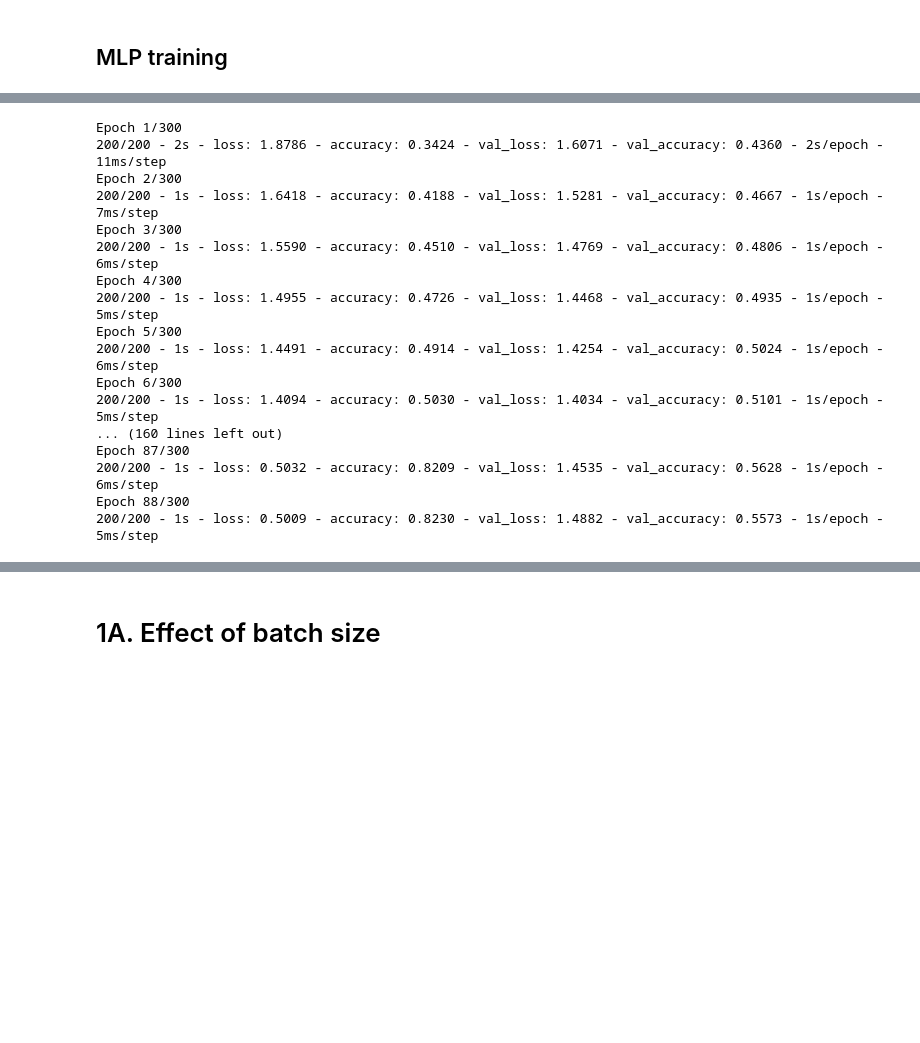
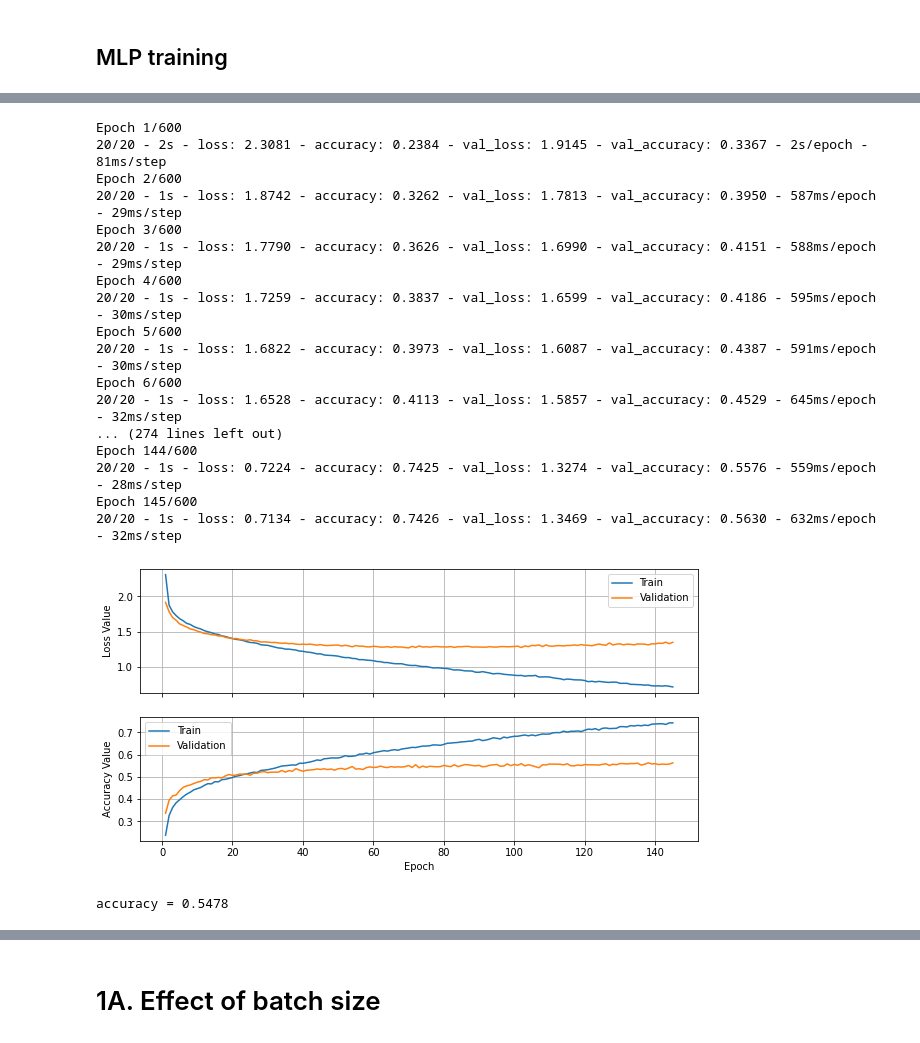
Before and after one commit to Pooria90/CIFAR-10, a Jupyter notebook: main.ipynb, the cells around one changed output, grey strips where cells are left out. Drawn from its saved outputs; the diff is of its cells as text; code cells hidden in the pictures; blank space fills up the shorter version.

```diff
--- a/main.ipynb
+++ b/main.ipynb
@@ -134,0 +142,8 @@ print(x_tr.shape, x_va.shape, x_te.shape)
+# %%
+from tensorflow.keras.utils import to_categorical
+
+y_tr = to_categorical(y_train)
+y_va = to_categorical(y_valid)
+y_te = to_categorical(y_test)
+
+print(y_tr.shape, y_va.shape, y_te.shape)
@@ -137,7 +154,7 @@ print(x_tr.shape, x_va.shape, x_te.shape)
 # %%
 from tensorflow.keras.layers import Dense, Dropout, Input, Softmax, Activation
 
-def get_mlp(layers, dropout = 0.25, act = tf.nn.relu):
+def get_mlp(layers, dropout = 0, act = tf.nn.relu):
     model = keras.Sequential()
     model.add(Input(shape=(layers[0],)))
 
@@ -181,2 +171,11 @@ _________________________________________________________________
 # %% [markdown]
 ## MLP training
+# %%
+layers = [pixels, 1000, 250, 10]
+model  = get_mlp(layers, dropout=0.5)
+
+# building the model using a dummy input
+dummy = tf.random.normal(x_tr[0:2,:].shape)
+_ = model.predict(dummy)
+
+model.summary()
@@ -196,26 +213,31 @@ model.compile(
 )
 # %%
 hist = model.fit(
-    x_tr, y_train,
+    x_tr, y_tr,
     batch_size = bs, epochs = ep,
-    validation_data = (x_va,y_valid),
+    validation_data = (x_va,y_va),
     verbose=2, callbacks = [er_stop]
 )
+
+plot_history(hist)
+confusion(model, x_te, y_test)
 # %% [output]
-Epoch 1/300
-200/200 - 2s - loss: 1.8786 - accuracy: 0.3424 - val_loss: 1.6071 - val_accuracy: 0.4360 - 2s/epoch - 11ms/step
-Epoch 2/300
-200/200 - 1s - loss: 1.6418 - accuracy: 0.4188 - val_loss: 1.5281 - val_accuracy: 0.4667 - 1s/epoch - 7ms/step
-Epoch 3/300
-200/200 - 1s - loss: 1.5590 - accuracy: 0.4510 - val_loss: 1.4769 - val_accuracy: 0.4806 - 1s/epoch - 6ms/step
-Epoch 4/300
-200/200 - 1s - loss: 1.4955 - accuracy: 0.4726 - val_loss: 1.4468 - val_accuracy: 0.4935 - 1s/epoch - 5ms/step
-Epoch 5/300
-200/200 - 1s - loss: 1.4491 - accuracy: 0.4914 - val_loss: 1.4254 - val_accuracy: 0.5024 - 1s/epoch - 6ms/step
-Epoch 6/300
-200/200 - 1s - loss: 1.4094 - accuracy: 0.5030 - val_loss: 1.4034 - val_accuracy: 0.5101 - 1s/epoch - 5ms/step
-... (160 lines left out)
-Epoch 87/300
-200/200 - 1s - loss: 0.5032 - accuracy: 0.8209 - val_loss: 1.4535 - val_accuracy: 0.5628 - 1s/epoch - 6ms/step
-Epoch 88/300
-200/200 - 1s - loss: 0.5009 - accuracy: 0.8230 - val_loss: 1.4882 - val_accuracy: 0.5573 - 1s/epoch - 5ms/step
+Epoch 1/600
+20/20 - 2s - loss: 2.3081 - accuracy: 0.2384 - val_loss: 1.9145 - val_accuracy: 0.3367 - 2s/epoch - 81ms/step
+Epoch 2/600
+20/20 - 1s - loss: 1.8742 - accuracy: 0.3262 - val_loss: 1.7813 - val_accuracy: 0.3950 - 587ms/epoch - 29ms/step
+Epoch 3/600
+20/20 - 1s - loss: 1.7790 - accuracy: 0.3626 - val_loss: 1.6990 - val_accuracy: 0.4151 - 588ms/epoch - 29ms/step
+Epoch 4/600
+20/20 - 1s - loss: 1.7259 - accuracy: 0.3837 - val_loss: 1.6599 - val_accuracy: 0.4186 - 595ms/epoch - 30ms/step
+Epoch 5/600
+20/20 - 1s - loss: 1.6822 - accuracy: 0.3973 - val_loss: 1.6087 - val_accuracy: 0.4387 - 591ms/epoch - 30ms/step
+Epoch 6/600
+20/20 - 1s - loss: 1.6528 - accuracy: 0.4113 - val_loss: 1.5857 - val_accuracy: 0.4529 - 645ms/epoch - 32ms/step
+... (274 lines left out)
+Epoch 144/600
+20/20 - 1s - loss: 0.7224 - accuracy: 0.7425 - val_loss: 1.3274 - val_accuracy: 0.5576 - 559ms/epoch - 28ms/step
+Epoch 145/600
+20/20 - 1s - loss: 0.7134 - accuracy: 0.7426 - val_loss: 1.3469 - val_accuracy: 0.5630 - 632ms/epoch - 32ms/step
+[figure, added]
+accuracy = 0.5478
```
Also changed, not shown: parts of 34 cells of this notebook.
